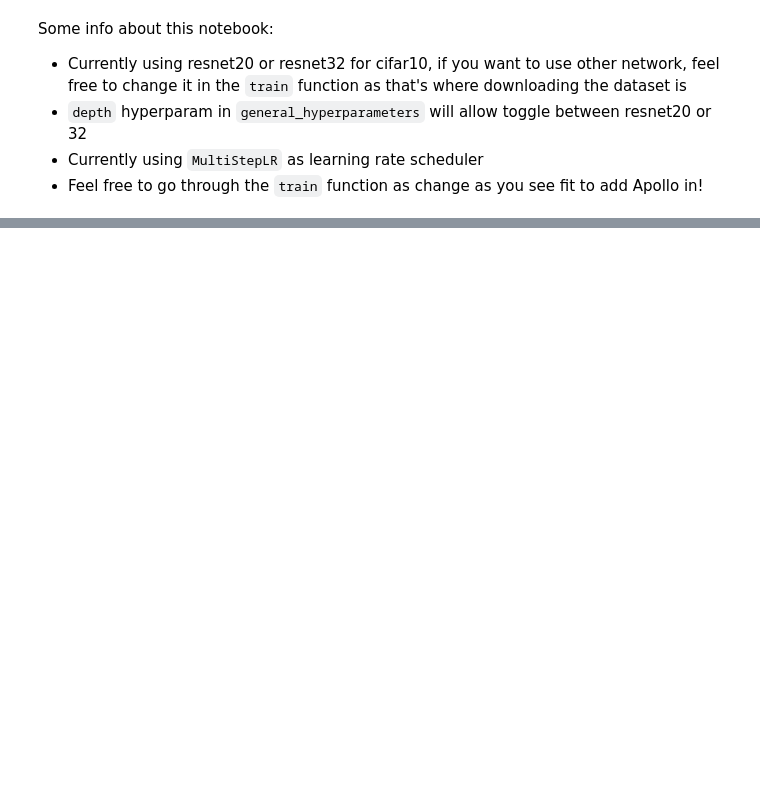
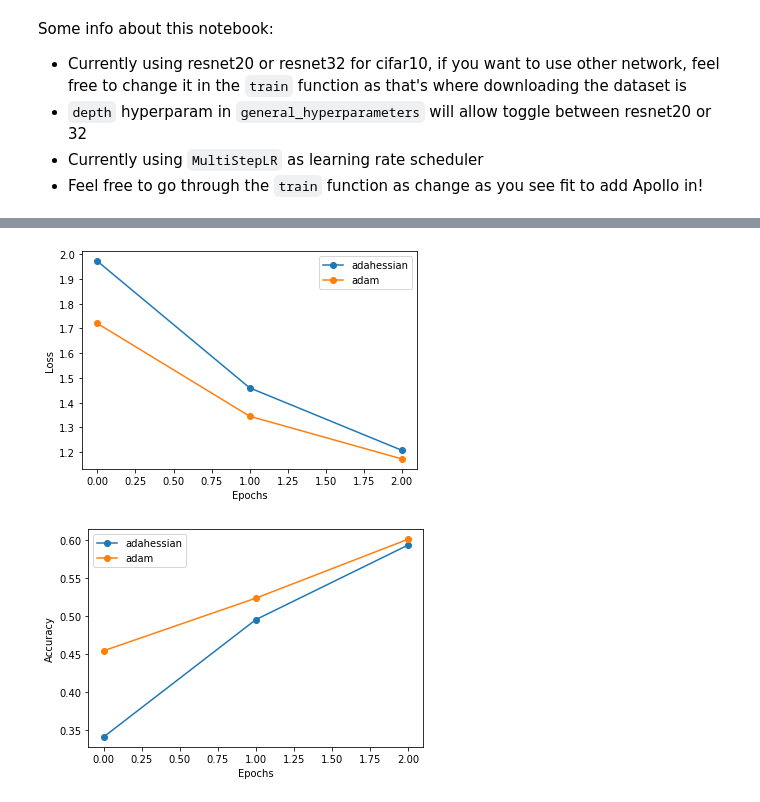
Before and after one commit to AlecDiraimondo/OptimizationFinal, a Jupyter notebook: Adahessian_exp.ipynb, the cells around one changed output, grey strips where cells are left out. Saved outputs shown, nothing was run; the diff lists cells and outputs as text; code cells hidden in the pictures; blank space fills up the shorter version.

Commit message:
added saving list of result + plotting function

```diff
--- a/Adahessian_exp.ipynb
+++ b/Adahessian_exp.ipynb
@@ -259,0 +261,36 @@ Current Epoch:  100
+# %%
+# PLOT
+# Read the saved losses and accuracies for each optimizer, plot and save the plot to save_dir
+def plot_and_save(optimizers, dataset_name, save_dir, stat_type="Accuracy"):
+    plt.figure()
+    for optimizer_str in optimizers:
+        # Stat list is either a list of loss values or list of accuracies
+        stat_list = []
+        if stat_type == "Accuracy":
+            stat_dir = os.path.join("plots", f"{optimizer_str}_acc.txt")
+        else:
+            stat_dir = os.path.join("plots", f"{optimizer_str}_loss.txt")
+
+        with open(stat_dir, "r") as f:
+            for data in f:
+                stat_list.append(float(data.strip()))
+
+        # Start plotting so all remains on the same figure
+        plt.plot(stat_list, '-o', label=optimizer_str)
+
+    plt.legend()
+    plt.xlabel("Epochs")
+    plt.ylabel(stat_type)
+    #plt.show()
+    plt.savefig(os.path.join(save_dir, "%s_%s_plot.jpg" % (dataset_name, stat_type.lower())))
+
+# Plot and save loss plot
+# Change dataset_name as you see appropriate, it's mainly for saving the result
+
+plot_and_save(optimizers, dataset_names[0], "plots", stat_type="Loss")
+
+# Plot and save acc plot
+plot_and_save(optimizers, dataset_names[0], "plots", stat_type="Accuracy")
+# %% [output]
+[figure, added]
+[figure, added]
```
Also changed, not shown: parts of 2 cells of this notebook.
